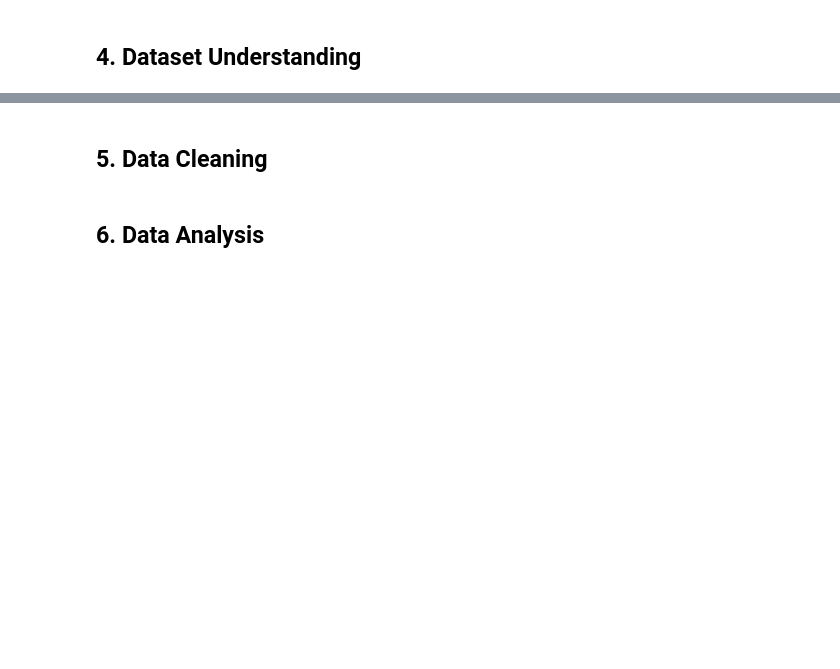
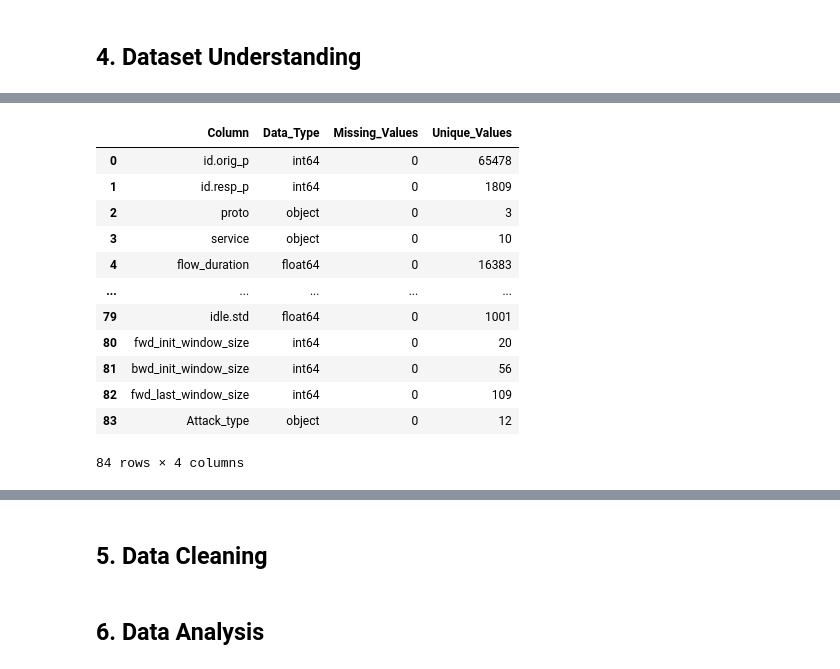
Before and after one commit to AzizaZaman101/RT-IoT2022_Multi-Class_IoT_Attack_Detection_ML, a Jupyter notebook: notebooks/RT_IoT2022_Multi_Class_IoT_Attack_Detection_ML.ipynb, the cells around one changed output, grey strips where cells are left out. Saved outputs shown, nothing was run; the diff lists cells and outputs as text; code cells hidden in the pictures; blank space fills up the shorter version.

```diff
--- a/notebooks/RT_IoT2022_Multi_Class_IoT_Attack_Detection_ML.ipynb
+++ b/notebooks/RT_IoT2022_Multi_Class_IoT_Attack_Detection_ML.ipynb
@@ -35,0 +127,23 @@ df = read_csv("") # df is a python object containing the loaded data
+# %%
+dataset_summary = pd.DataFrame({ # making a dataframe to check all the columns values, missing values, nunique values, etc
+    'Column': df.columns,
+    'Data_Type': df.dtypes.astype(str).values,
+    'Missing_Values': df.isnull().sum().values,
+    'Unique_Values': df.nunique().values,
+})
+
+dataset_summary
+# %% [output]
+|  | Column | Data_Type | Missing_Values | Unique_Values |
+| 0 | id.orig_p | int64 | 0 | 65478 |
+| 1 | id.resp_p | int64 | 0 | 1809 |
+| 2 | proto | object | 0 | 3 |
+| 3 | service | object | 0 | 10 |
+| 4 | flow_duration | float64 | 0 | 16383 |
+| ... | ... | ... | ... | ... |
+| 79 | idle.std | float64 | 0 | 1001 |
+| 80 | fwd_init_window_size | int64 | 0 | 20 |
+| 81 | bwd_init_window_size | int64 | 0 | 56 |
+| 82 | fwd_last_window_size | int64 | 0 | 109 |
+| 83 | Attack_type | object | 0 | 12 |
+84 rows × 4 columns
```
Also changed, not shown: parts of 18 cells of this notebook.
